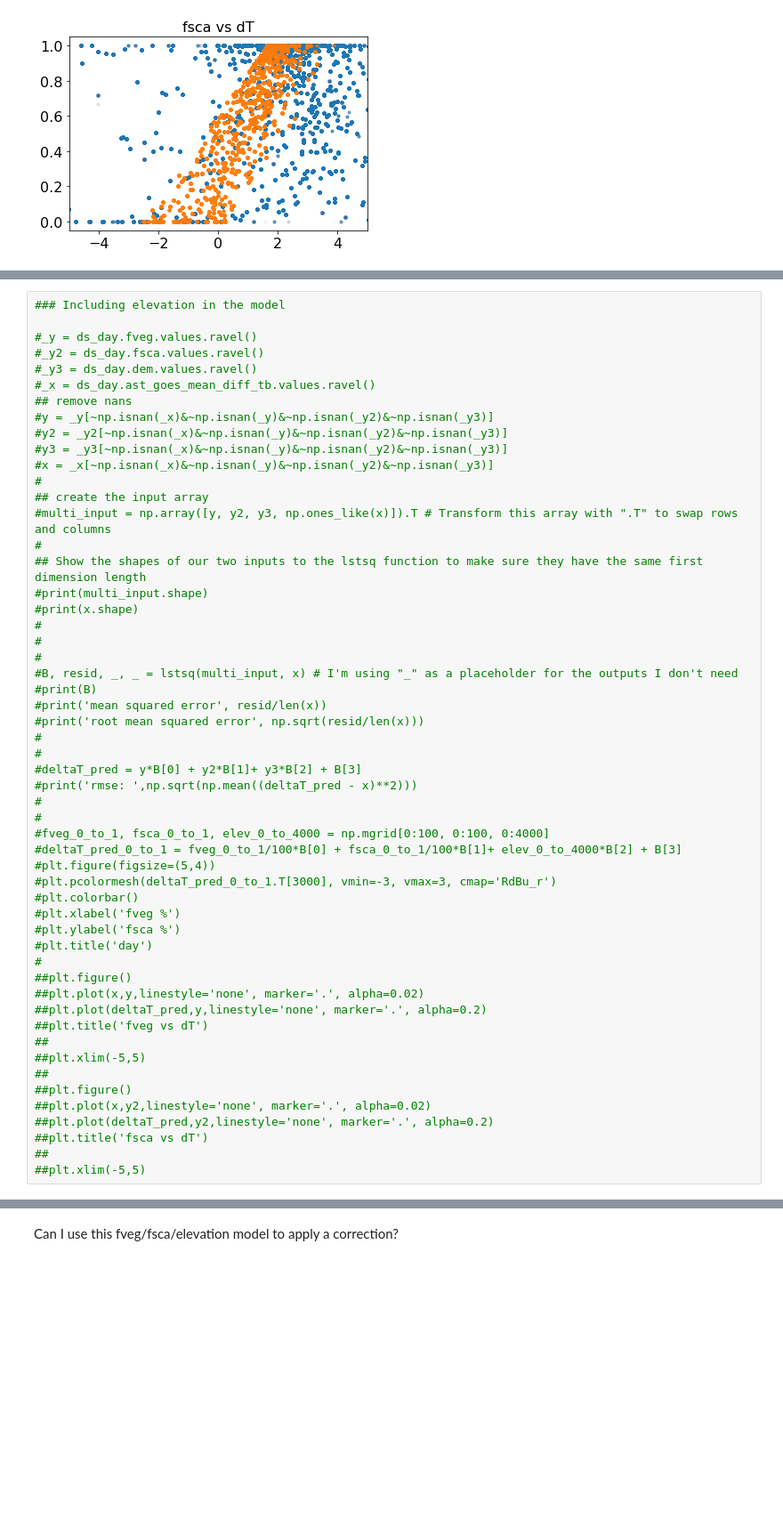
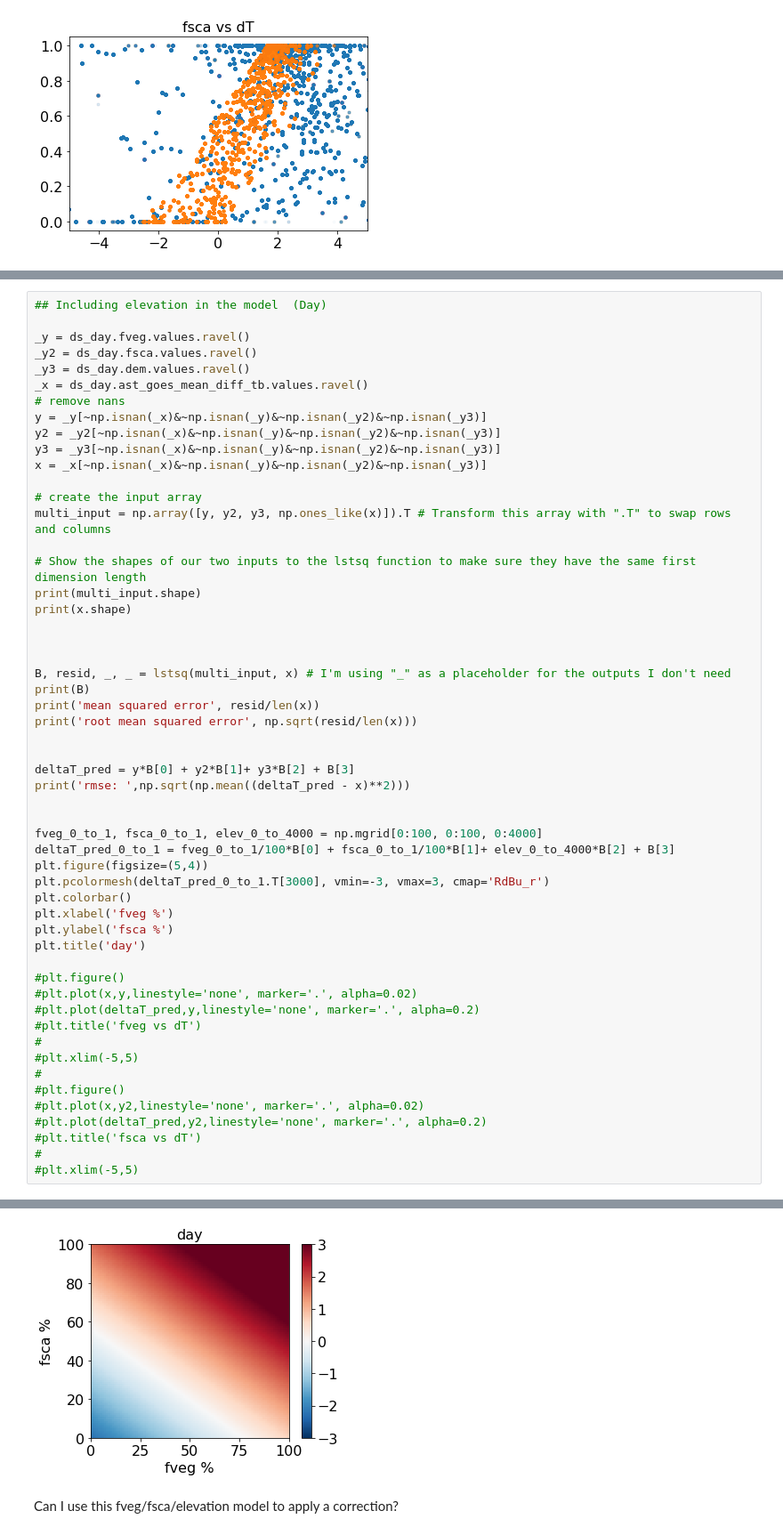
Before and after one commit to spestana/goes-cues, a Jupyter notebook: plot-raster-datasets-slopeaspectfveg.ipynb, the cells around one changed output, grey strips where cells are left out. Shown at 89% size. Cells and saved outputs as stored; diff of their text form; blank space fills up the shorter version.

```diff
--- a/plot-raster-datasets-slopeaspectfveg.ipynb
+++ b/plot-raster-datasets-slopeaspectfveg.ipynb
@@ -1453,54 +1516,55 @@ rmse:  4.017244035636152
 # %%
-### Including elevation in the model
+## Including elevation in the model  (Day)
 
-#_y = ds_day.fveg.values.ravel()
-#_y2 = ds_day.fsca.values.ravel()
-#_y3 = ds_day.dem.values.ravel()
-#_x = ds_day.ast_goes_mean_diff_tb.values.ravel()
-## remove nans
-#y = _y[~np.isnan(_x)&~np.isnan(_y)&~np.isnan(_y2)&~np.isnan(_y3)]
-#y2 = _y2[~np.isnan(_x)&~np.isnan(_y)&~np.isnan(_y2)&~np.isnan(_y3)]
-#y3 = _y3[~np.isnan(_x)&~np.isnan(_y)&~np.isnan(_y2)&~np.isnan(_y3)]
-#x = _x[~np.isnan(_x)&~np.isnan(_y)&~np.isnan(_y2)&~np.isnan(_y3)]
+_y = ds_day.fveg.values.ravel()
+_y2 = ds_day.fsca.values.ravel()
+_y3 = ds_day.dem.values.ravel()
+_x = ds_day.ast_goes_mean_diff_tb.values.ravel()
+# remove nans
+y = _y[~np.isnan(_x)&~np.isnan(_y)&~np.isnan(_y2)&~np.isnan(_y3)]
+y2 = _y2[~np.isnan(_x)&~np.isnan(_y)&~np.isnan(_y2)&~np.isnan(_y3)]
+y3 = _y3[~np.isnan(_x)&~np.isnan(_y)&~np.isnan(_y2)&~np.isnan(_y3)]
+x = _x[~np.isnan(_x)&~np.isnan(_y)&~np.isnan(_y2)&~np.isnan(_y3)]
+
+# create the input array
+multi_input = np.array([y, y2, y3, np.ones_like(x)]).T # Transform this array with ".T" to swap rows and columns
+
+# Show the shapes of our two inputs to the lstsq function to make sure they have the same first dimension length
+print(multi_input.shape)
+print(x.shape)
+
+
+
+B, resid, _, _ = lstsq(multi_input, x) # I'm using "_" as a placeholder for the outputs I don't need
+print(B)
+print('mean squared error', resid/len(x))
+print('root mean squared error', np.sqrt(resid/len(x)))
+
+
+deltaT_pred = y*B[0] + y2*B[1]+ y3*B[2] + B[3]
+print('rmse: ',np.sqrt(np.mean((deltaT_pred - x)**2)))
+
+
+fveg_0_to_1, fsca_0_to_1, elev_0_to_4000 = np.mgrid[0:100, 0:100, 0:4000]
+deltaT_pred_0_to_1 = fveg_0_to_1/100*B[0] + fsca_0_to_1/100*B[1]+ elev_0_to_4000*B[2] + B[3]
+plt.figure(figsize=(5,4))
+plt.pcolormesh(deltaT_pred_0_to_1.T[3000], vmin=-3, vmax=3, cmap='RdBu_r')
+plt.colorbar()
+plt.xlabel('fveg %')
+plt.ylabel('fsca %')
+plt.title('day')
+
+#plt.figure()
+#plt.plot(x,y,linestyle='none', marker='.', alpha=0.02)
+#plt.plot(deltaT_pred,y,linestyle='none', marker='.', alpha=0.2)
+#plt.title('fveg vs dT')
 #
-## create the input array
-#multi_input = np.array([y, y2, y3, np.ones_like(x)]).T # Transform this array with ".T" to swap rows and columns
+#plt.xlim(-5,5)
 #
-## Show the shapes of our two inputs to the lstsq function to make sure they have the same first dimension length
-#print(multi_input.shape)
-#print(x.shape)
+#plt.figure()
+#plt.plot(x,y2,linestyle='none', marker='.', alpha=0.02)
+#plt.plot(deltaT_pred,y2,linestyle='none', marker='.', alpha=0.2)
+#plt.title('fsca vs dT')
 #
-#
-#
-#B, resid, _, _ = lstsq(multi_input, x) # I'm using "_" as a placeholder for the outputs I don't need
-#print(B)
-#print('mean squared error', resid/len(x))
-#print('root mean squared error', np.sqrt(resid/len(x)))
-#
-#
-#deltaT_pred = y*B[0] + y2*B[1]+ y3*B[2] + B[3]
-#print('rmse: ',np.sqrt(np.mean((deltaT_pred - x)**2)))
-#
-#
-#fveg_0_to_1, fsca_0_to_1, elev_0_to_4000 = np.mgrid[0:100, 0:100, 0:4000]
-#deltaT_pred_0_to_1 = fveg_0_to_1/100*B[0] + fsca_0_to_1/100*B[1]+ elev_0_to_4000*B[2] + B[3]
-#plt.figure(figsize=(5,4))
-#plt.pcolormesh(deltaT_pred_0_to_1.T[3000], vmin=-3, vmax=3, cmap='RdBu_r')
-#plt.colorbar()
-#plt.xlabel('fveg %')
-#plt.ylabel('fsca %')
-#plt.title('day')
-#
-##plt.figure()
-##plt.plot(x,y,linestyle='none', marker='.', alpha=0.02)
-##plt.plot(deltaT_pred,y,linestyle='none', marker='.', alpha=0.2)
-##plt.title('fveg vs dT')
-##
-##plt.xlim(-5,5)
-##
-##plt.figure()
-##plt.plot(x,y2,linestyle='none', marker='.', alpha=0.02)
-##plt.plot(deltaT_pred,y2,linestyle='none', marker='.', alpha=0.2)
-##plt.title('fsca vs dT')
-##
-##plt.xlim(-5,5)
+#plt.xlim(-5,5)
+# %% [output]
@@ -1507,3 +1578,4 @@ rmse:  4.017244035636152
+[figure, added]
 # %% [markdown]
 Can I use this fveg/fsca/elevation model to apply a correction?
 # %%
```
Also changed, not shown: parts of 2 cells of this notebook.
